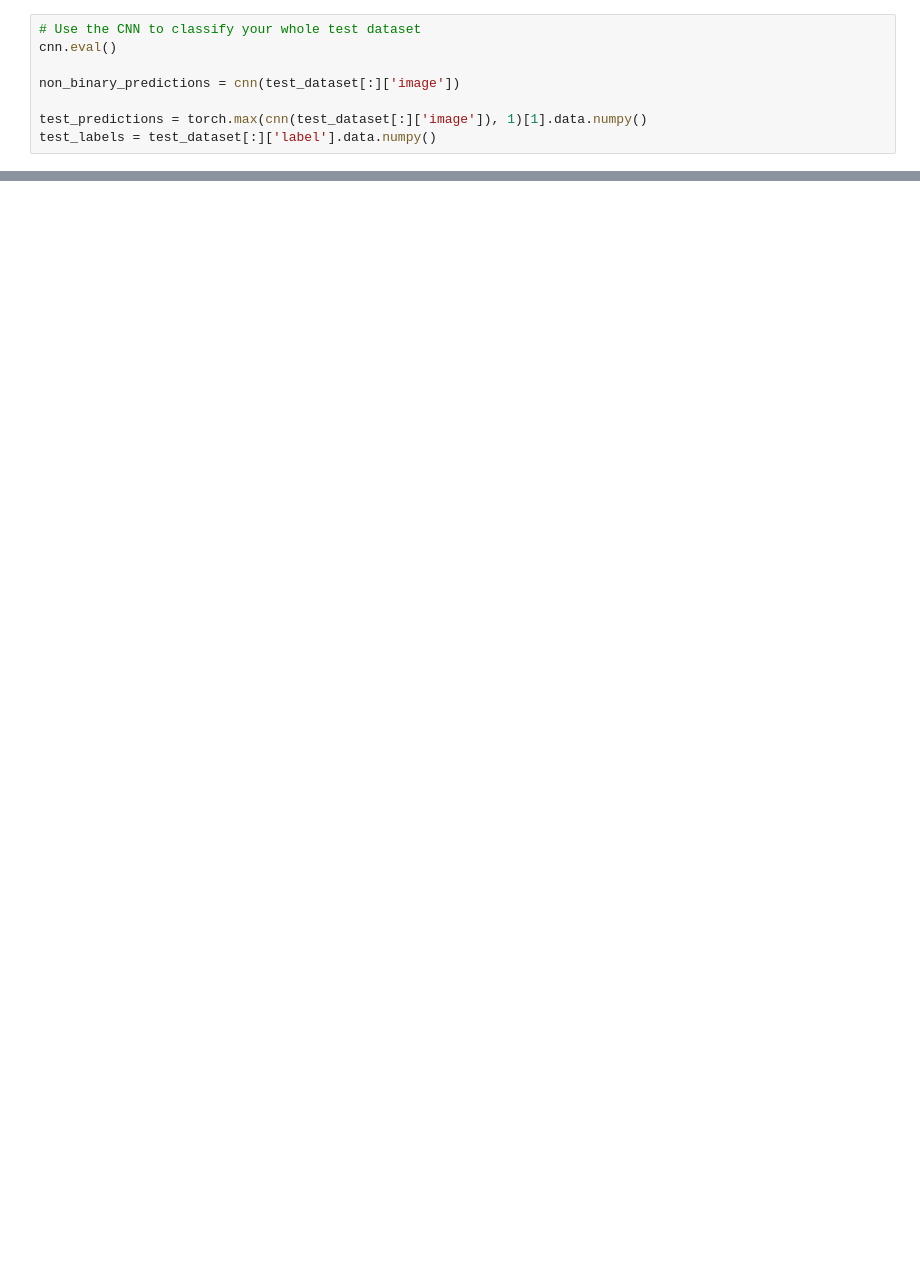
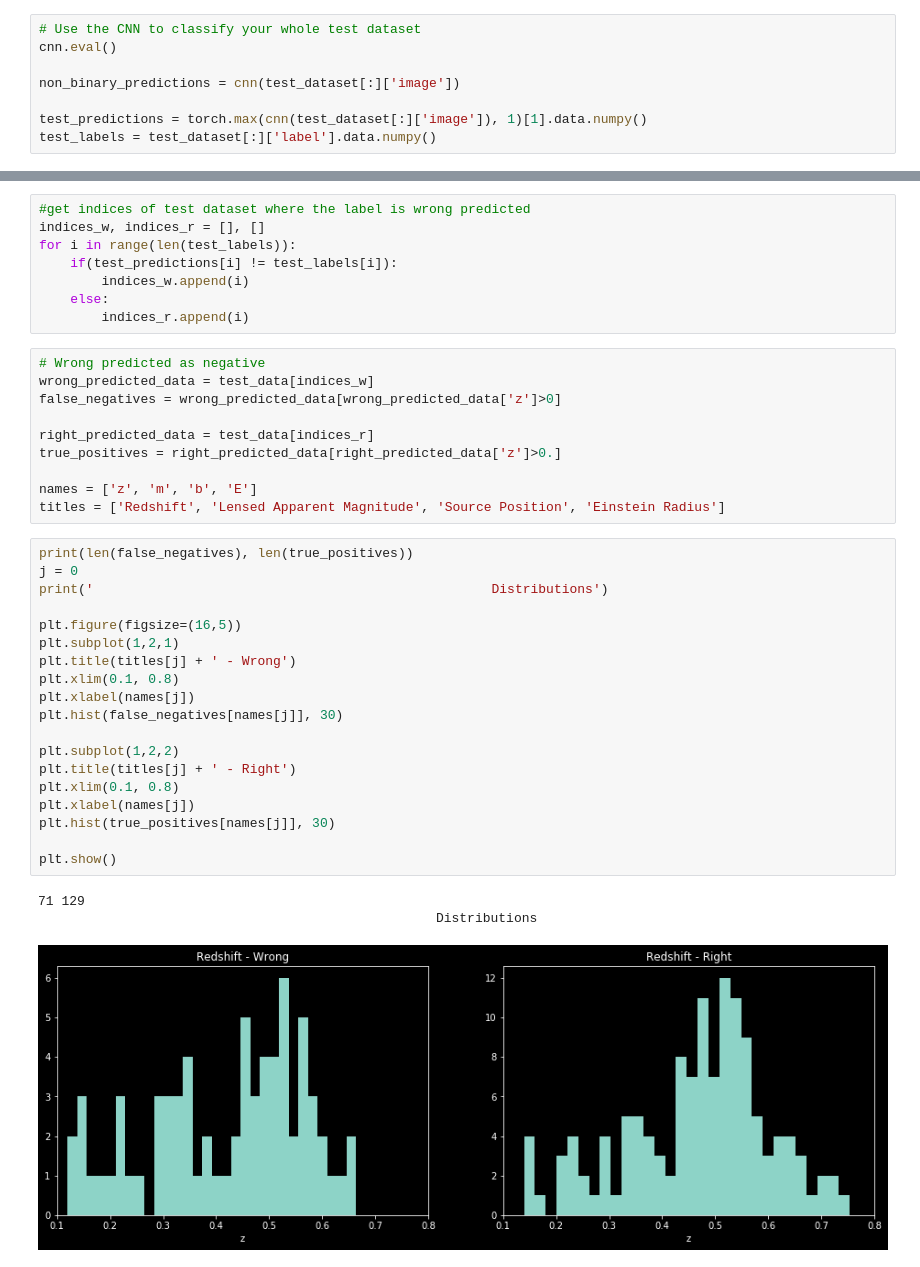
Before and after one commit to JimenaGonzalez/Searching-double-lenses, a Jupyter notebook: Dataset_Creation.ipynb, the cells around one changed output, grey strips where cells are left out. Cells and saved outputs as stored; diff of their text form; blank space fills up the shorter version.

Commit message:
Analysis predicted

```diff
--- a/Dataset_Creation.ipynb
+++ b/Dataset_Creation.ipynb
@@ -453,0 +435,41 @@ plot_confusion_matrix(test_labels, test_predictions, classes)
+# %%
+#get indices of test dataset where the label is wrong predicted
+indices_w, indices_r = [], []
+for i in range(len(test_labels)):
+    if(test_predictions[i] != test_labels[i]):
+        indices_w.append(i)
+    else:
+        indices_r.append(i)
+# %%
+# Wrong predicted as negative
+wrong_predicted_data = test_data[indices_w]
+false_negatives = wrong_predicted_data[wrong_predicted_data['z']>0]
+
+right_predicted_data = test_data[indices_r]
+true_positives = right_predicted_data[right_predicted_data['z']>0.]
+
+names = ['z', 'm', 'b', 'E']
+titles = ['Redshift', 'Lensed Apparent Magnitude', 'Source Position', 'Einstein Radius']
+# %%
+print(len(false_negatives), len(true_positives))
+j = 0
+print('                                                   Distributions')
+
+plt.figure(figsize=(16,5))
+plt.subplot(1,2,1)
+plt.title(titles[j] + ' - Wrong')
+plt.xlim(0.1, 0.8)
+plt.xlabel(names[j])
+plt.hist(false_negatives[names[j]], 30)
+
+plt.subplot(1,2,2)
+plt.title(titles[j] + ' - Right')
+plt.xlim(0.1, 0.8)
+plt.xlabel(names[j])
+plt.hist(true_positives[names[j]], 30)
+
+plt.show()
+# %% [output]
+71 129
+                                                   Distributions
+[figure, added]
```
Also changed, not shown: parts of 19 cells of this notebook.
